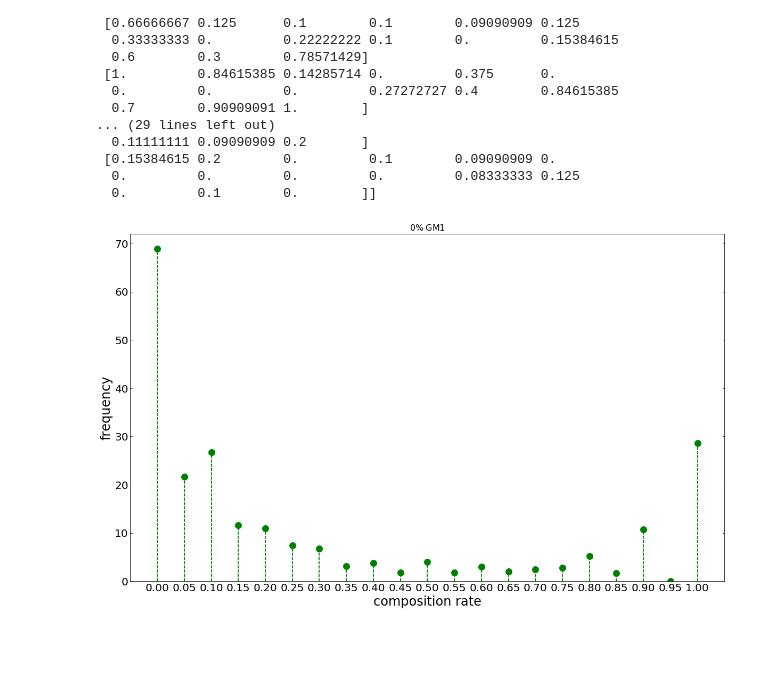
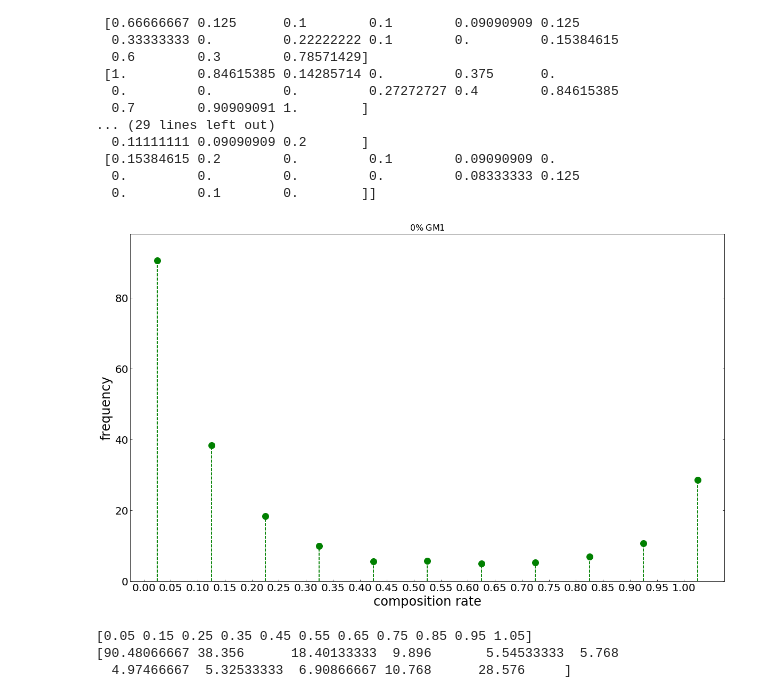
Before and after one commit to JulieCornet/scripts_analysis, a Jupyter notebook: compo_distribution.ipynb, the cells around one changed output. Drawn from its saved outputs; the diff is of its cells as text; code cells hidden in the pictures; blank space fills up the shorter version.

```diff
--- a/compo_distribution.ipynb
+++ b/compo_distribution.ipynb
@@ -76,7 +76,7 @@ nb_frames_simu = 20000
 
 tmes = 10
 start = 5000
-nb_bin = 20
+nb_bin = 10 # 20 ?
 # %%
 # boucle pour calculer la distribution de compo au cours du temps
 
@@ -179,24 +179,31 @@ print(Mphi0_Lo)
 # %%
 fig, ax=plt.subplots(figsize=(20,12))
 
 ax.stem(rate-0.025, nb_rate, 'g--', markerfmt='go', markersize=18, basefmt=' ')
 (markers)=plt.stem(rate-0.025, nb_rate, 'g--', markerfmt='go', markersize=18, basefmt=' ')
 plt.setp(markers, markersize=12)
 
 ymin = 0.0
-ymax = 72
+ymax = 98
 plt.ylim(ymin,ymax)
 
 plt.xlabel('composition rate',fontsize=24)
 plt.ylabel('frequency',fontsize=24)
 
 plt.xticks(np.arange(0, 1.05, step=0.05))
 ax.set_title('0$\% \; $GM1', fontsize=16)
 ax.tick_params(labelsize=20)
 
 ax.xaxis.set_tick_params(direction="in", which="both")
 ax.yaxis.set_tick_params(direction="in", right=True, which="both")
 
-plt.savefig(path+'compo_dist'+name+'_long10.pdf', format='pdf',bbox_inches='tight')
+plt.savefig(path+'compo_dist'+name+'_long10_bins10.pdf', format='pdf',bbox_inches='tight')
 # %% [output]
-[figure, old version]
+[figure, new version]
+# %%
+print(rate)
+print(nb_rate)
+# %% [output]
+[0.05 0.15 0.25 0.35 0.45 0.55 0.65 0.75 0.85 0.95 1.05]
+[90.48066667 38.356      18.40133333  9.896       5.54533333  5.768
+  4.97466667  5.32533333  6.90866667 10.768      28.576     ]
```
Also changed, not shown: 3 other files.
